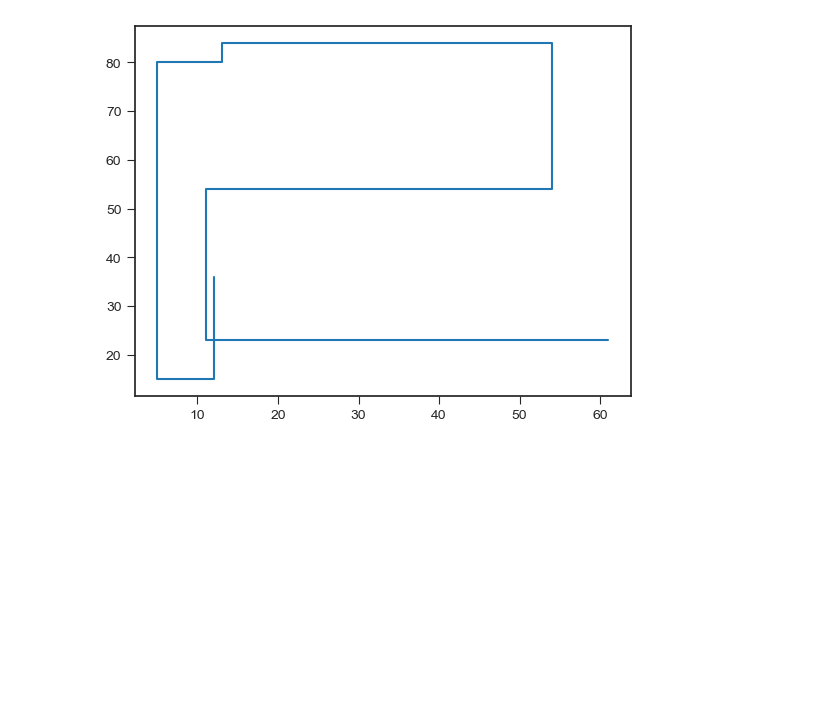
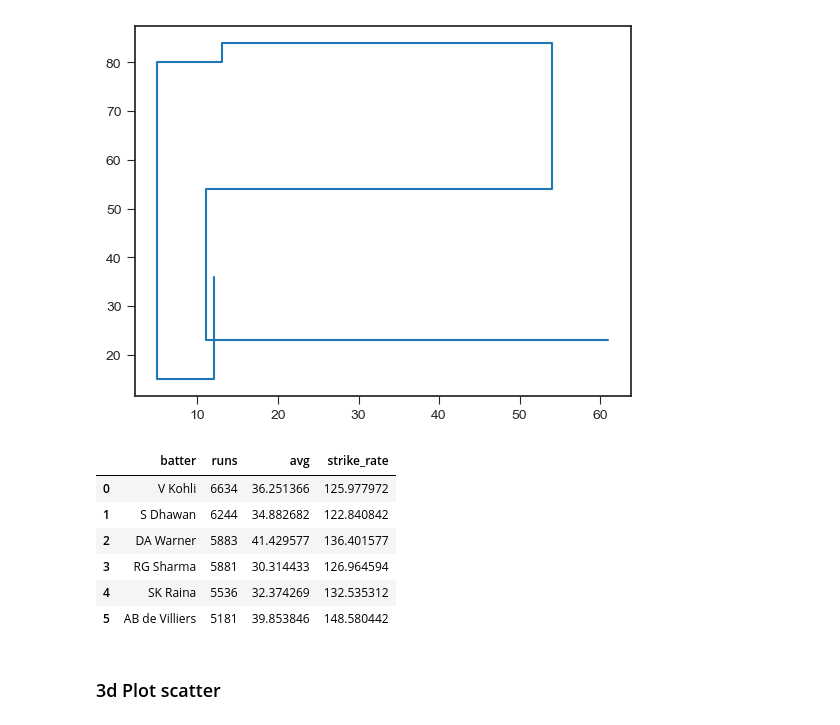
Before and after one commit to PurplePegasus08/My-ML-notes, a Jupyter notebook: Data visualizations/Plots.ipynb, the cells around one changed output. Saved outputs shown, nothing was run; the diff lists cells and outputs as text; code cells hidden in the pictures; blank space fills up the shorter version.

```diff
--- a/Data visualizations/Plots.ipynb
+++ b/Data visualizations/Plots.ipynb
@@ -470,3 +470,16 @@ plt.step(x,y)
 plt.show()
 # %% [output]
 [figure]
+# %%
+bat = pd.read_csv('batter.csv')
+bat.head(6)
+# %% [output]
+|  | batter | runs | avg | strike_rate |
+| 0 | V Kohli | 6634 | 36.251366 | 125.977972 |
+| 1 | S Dhawan | 6244 | 34.882682 | 122.840842 |
+| 2 | DA Warner | 5883 | 41.429577 | 136.401577 |
+| 3 | RG Sharma | 5881 | 30.314433 | 126.964594 |
+| 4 | SK Raina | 5536 | 32.374269 | 132.535312 |
+| 5 | AB de Villiers | 5181 | 39.853846 | 148.580442 |
+# %% [markdown]
+### 3d Plot scatter
```
Also changed, not shown: parts of 3 cells of this notebook.
